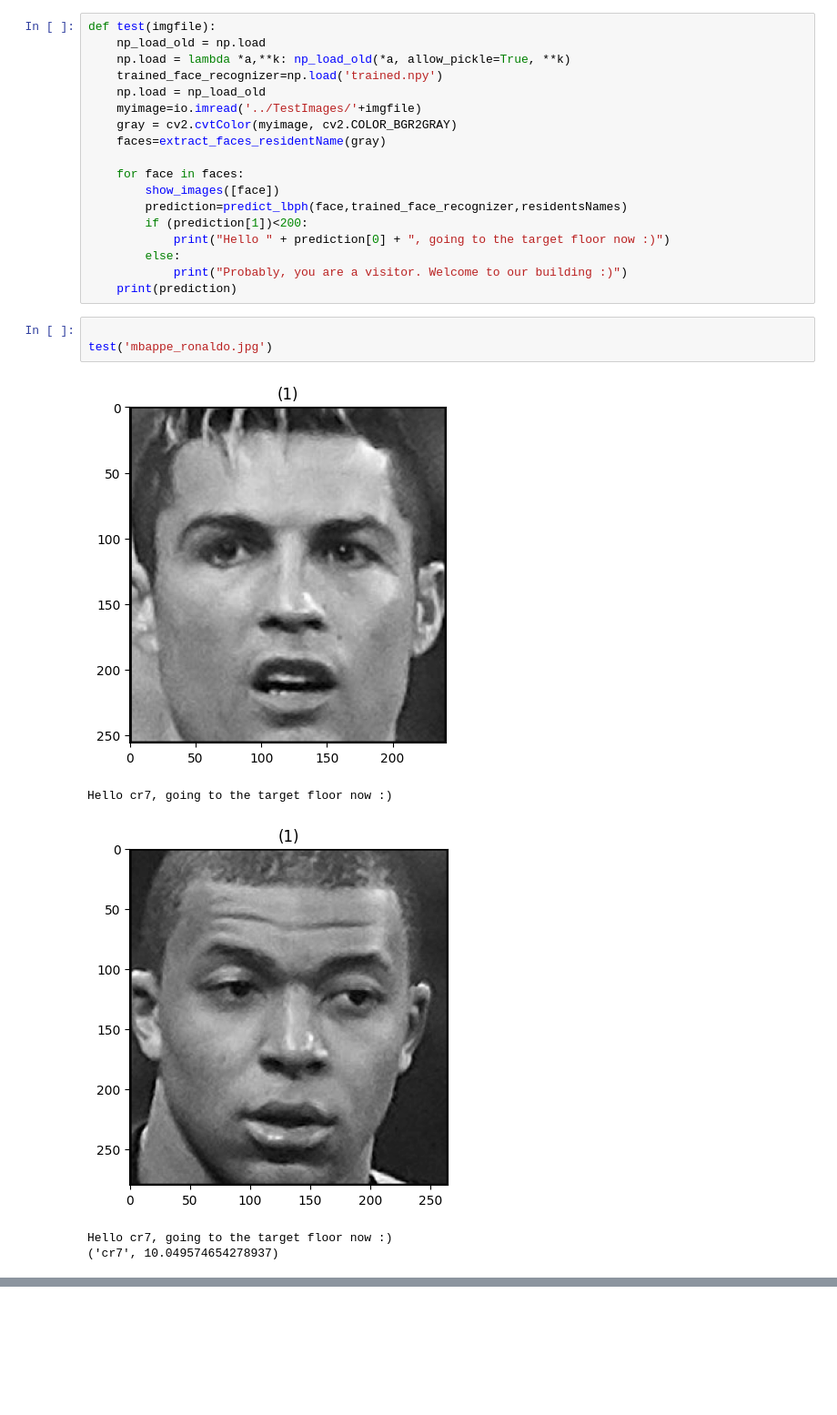
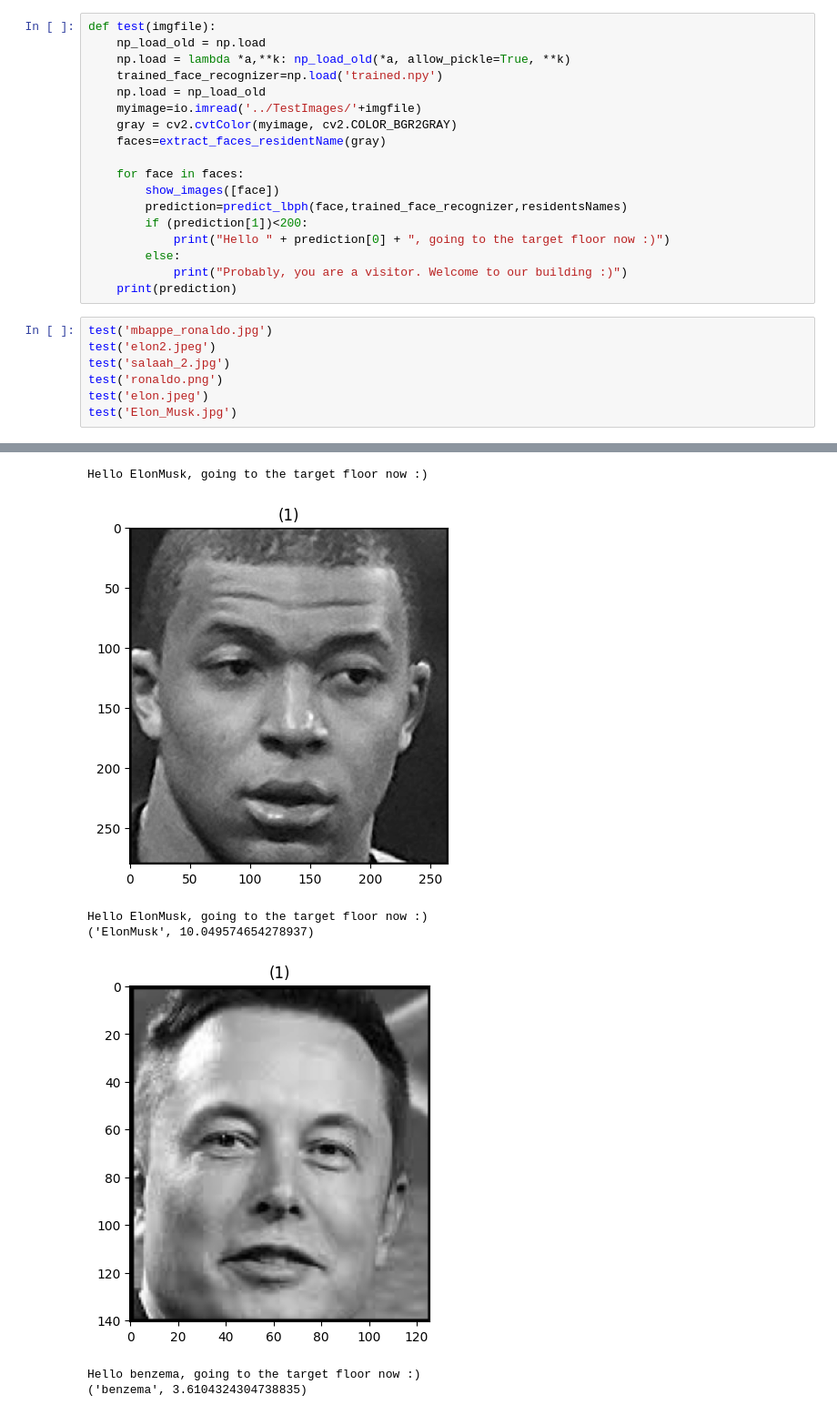
Before and after one commit to Rufaida-Kassem/Smart-Elevator, a Jupyter notebook: Recognition/Python/recognation.ipynb, the cells around one changed output, grey strips where cells are left out. Shown: that part at 91% size. Saved outputs shown, nothing was run; the diff lists cells and outputs as text; blank space fills up the shorter version.

Commit message:
watch test ya doaa

```diff
--- a/Recognition/Python/recognation.ipynb
+++ b/Recognition/Python/recognation.ipynb
@@ -135,12 +135,11 @@ def test(imgfile):
         else:
             print("Probably, you are a visitor. Welcome to our building :)")
     print(prediction)
-# %%
-
-test('mbappe_ronaldo.jpg')
-# %% [output]
-[figure, removed]
-Hello cr7, going to the target floor now :)
-[figure, removed]
-Hello cr7, going to the target floor now :)
-('cr7', 10.049574654278937)
+# %%
+test('mbappe_ronaldo.jpg')
+test('elon2.jpeg')
+test('salaah_2.jpg')
+test('ronaldo.png')
+test('elon.jpeg')
+test('Elon_Musk.jpg')
+# %% [output]
@@ -146,0 +147,7 @@ Hello cr7, going to the target floor now :)
+Hello ElonMusk, going to the target floor now :)
+[figure, added]
+Hello ElonMusk, going to the target floor now :)
+('ElonMusk', 10.049574654278937)
+[figure, added]
+Hello benzema, going to the target floor now :)
+('benzema', 3.6104324304738835)
```
Also changed, not shown: parts of 1 cell of this notebook, 2 other files.
